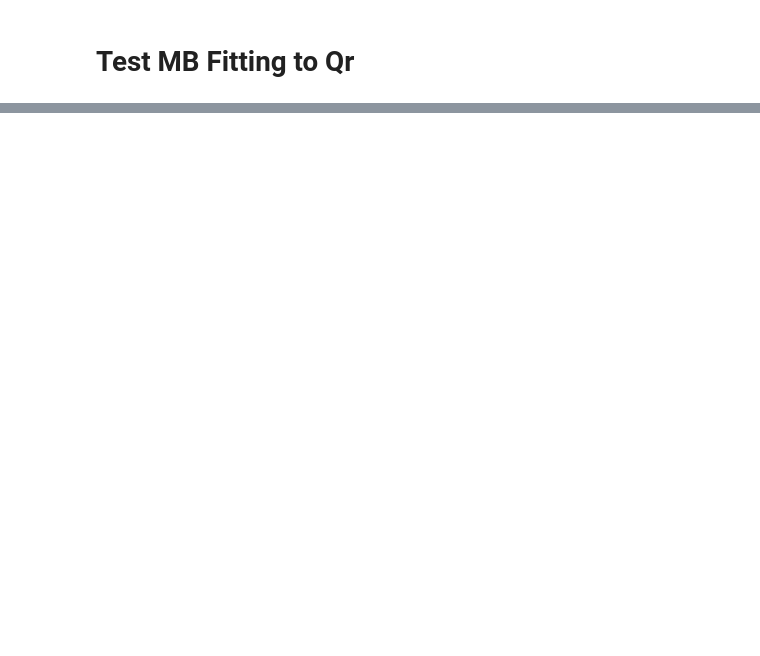
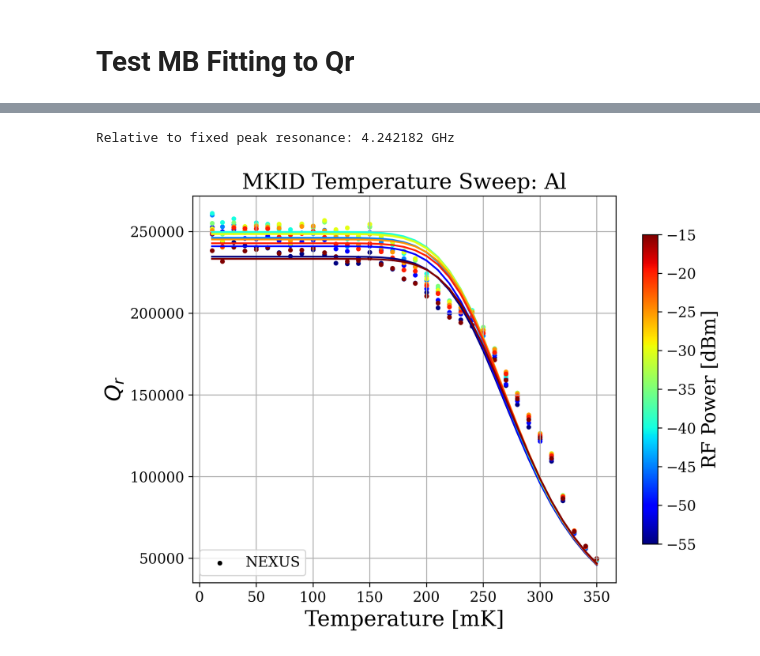
Before and after one commit to nkurinsky/NEXUS_RF, a Jupyter notebook: AnalysisNotebooks/TempScan_Analysis.ipynb, the cells around one changed output, grey strips where cells are left out. Cells and saved outputs as stored; diff of their text form; code cells hidden in the pictures; blank space fills up the shorter version.

```diff
--- a/AnalysisNotebooks/TempScan_Analysis.ipynb
+++ b/AnalysisNotebooks/TempScan_Analysis.ipynb
@@ -559,6 +598,12 @@ plt.savefig(os.path.join(fpath,"AlRes_deltaF.png"),transparent=False)
 # %%
 fname = "surface_Alres_Q.csv"
 fpath = "/home/nexus-admin/Downloads"
-dataQ_ct = np.loadtxt(os.path.join(fpath,fname), delimiter=",", skiprows=2, max_rows=21, usecols=(0,1))
-dataQ_fl = np.loadtxt(os.path.join(fpath,fname), delimiter=",", skiprows=2,              usecols=(2,3))
+try:
+    dataQ_ct = np.loadtxt(os.path.join(fpath,fname), delimiter=",", skiprows=2, max_rows=21, usecols=(0,1))
+except OSError as e:
+    dataQ_ct = None
+try:
+    dataQ_fl = np.loadtxt(os.path.join(fpath,fname), delimiter=",", skiprows=2,              usecols=(2,3))
+except OSError as e:
+    dataQ_fl = None
 # %%
@@ -672,7 +735,7 @@ for i in np.arange(n_powers):
     for j in np.arange(n_temps):
 
         ## Load the VNA data for this power, temperature pair
-        sweep = decode_hdf5(p_files[j])
+        sweep = VNAMeas.decode_hdf5(p_files[j])
 
         ## Parse the file, get a complex S21 and frequency in GHz
         f = sweep.frequencies / 1.0e9
@@ -755,32 +865,37 @@ fit_df2
 ## Create a figure for the spectra
 fig_main = plt.figure(200,figsize=(8,6),dpi=300)
 ax_main  = fig_main.gca()
 plt.title('MKID Temperature Sweep: '+resonator, fontdict = {'fontsize': 18})
 plt.xlabel(r'Temperature [mK]', fontdict = {'fontsize': 18})
 plt.ylabel(r'$Q_r$', fontdict = {'fontsize': 18})
 
 for i in np.arange(n_powers):
     f0 = f0_fit_by_T2[i]
     Delta = D_fit_by_T2[i]
     alpha = a_fit_by_T2[i]
     Qr0   = Qr0_fit_by_T2[i]
 
     ax_main.scatter( result_by_power_Qr[i][:,0], result_by_power_Qr[i][:,1], color=colors_by_power[i], marker=".")#, label=str(power_range[i])+"dBm" )
 
     Q_MB_pts = MBe.Qi_T(result_by_power_fr[i][:,0]/1e3, f0*1e9, Qr0, Delta/1e3, alpha)
     ax_main.plot(result_by_power_fr[i][:,0],Q_MB_pts,color=colors_by_power[i])
 
-ax_main.scatter(dataQ_ct[:,0],dataQ_ct[:,1],marker="o",color=cm.jet(norm_P(float(-40))), label=r"Caltech $Q_i$ - surface", edgecolor="k", alpha=0.3)
-ax_main.scatter(dataQ_fl[:,0],dataQ_fl[:,1],marker="v",color=cm.jet(norm_P(float(-40))), label=r"FNAL $Q_i$ - surface", edgecolor="k", alpha=0.3)
+if dataQ_ct is not None:
+    ax_main.scatter(dataQ_ct[:,0],dataQ_ct[:,1],marker="o",color=cm.jet(norm_P(float(-40))), label=r"Caltech $Q_i$ - surface", edgecolor="k", alpha=0.3)
+if dataQ_fl is not None:
+    ax_main.scatter(dataQ_fl[:,0],dataQ_fl[:,1],marker="v",color=cm.jet(norm_P(float(-40))), label=r"FNAL $Q_i$ - surface", edgecolor="k", alpha=0.3)
 
 xlims = ax_main.get_xlim()
 ylims = ax_main.get_ylim()
 ax_main.scatter([-100],[-100],marker=".",color="k",label="NEXUS")
 ax_main.set_xlim(xlims)
 ax_main.set_ylim(ylims)
 
 cbar=plt.colorbar(cm.ScalarMappable(cmap=cm.jet, norm=norm_P),shrink=0.8)
 cbar.set_label('RF Power [dBm]', size=16)
 print("Relative to fixed peak resonance:",resf,"GHz")
 plt.legend(loc='lower left')
 plt.savefig(os.path.join(fpath,"AlRes_Q.png"),transparent=False)
+# %% [output]
+Relative to fixed peak resonance: 4.242182 GHz
+[figure, added]
```
Also changed, not shown: parts of 9 cells of this notebook.
